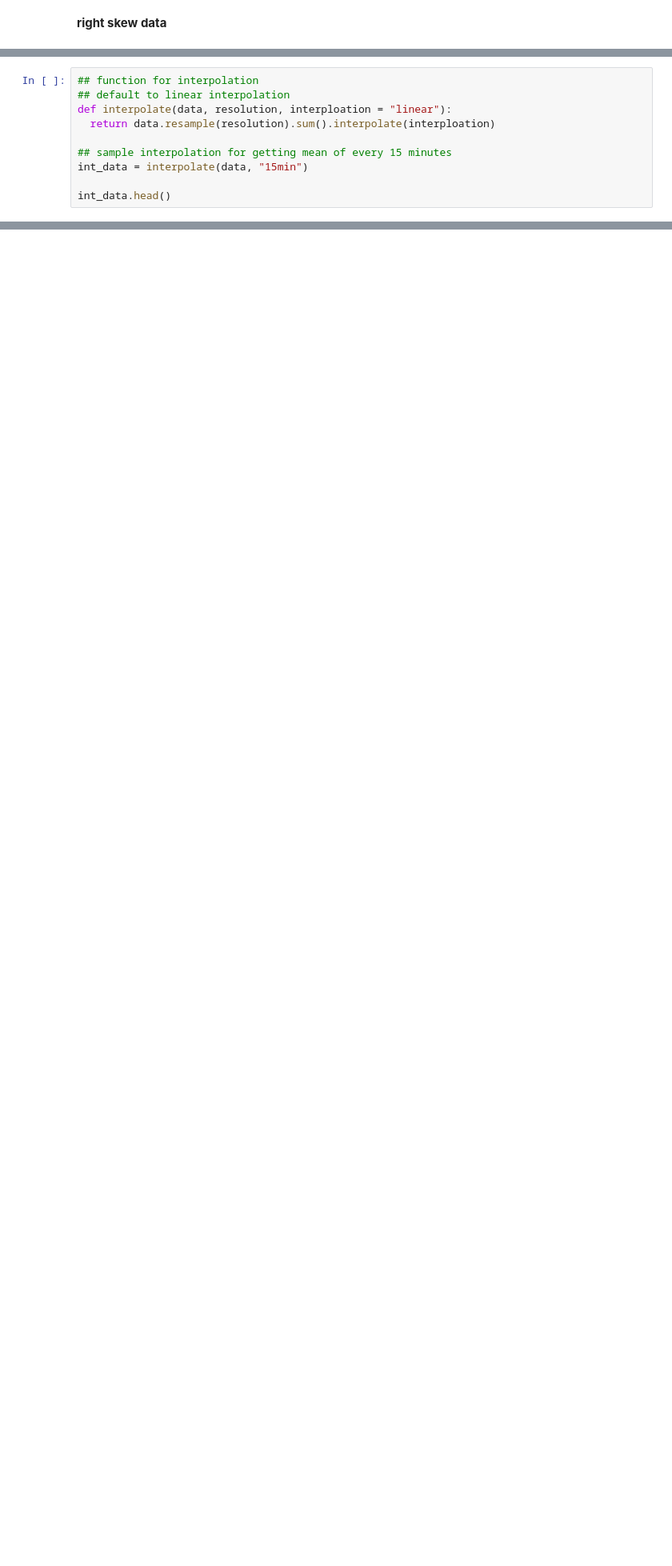
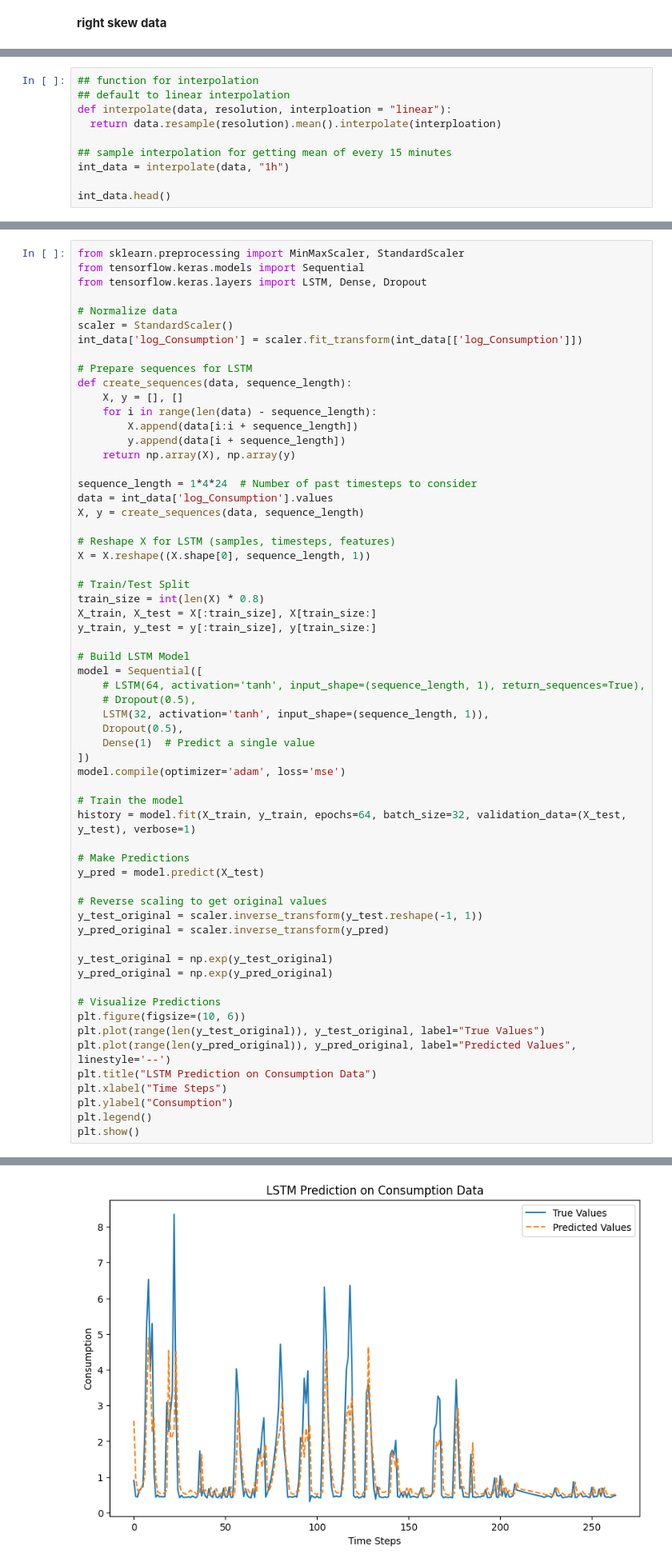
Before and after one commit to neeeal/data-dojo, a Jupyter notebook: time-series/House Hold Energy Data.ipynb, the cells around one changed output, grey strips where cells are left out. Shown at 80% size. Saved outputs shown, nothing was run; the diff lists cells and outputs as text; blank space fills up the shorter version.

Commit message:
feat(time series): concatenate dataset files and create simple lstm forecasting

```diff
--- a/time-series/House Hold Energy Data.ipynb
+++ b/time-series/House Hold Energy Data.ipynb
@@ -118,10 +200,10 @@ plot_data_interactive(data.index, data['Consumption'])
 ## function for interpolation
 ## default to linear interpolation
 def interpolate(data, resolution, interploation = "linear"):
-  return data.resample(resolution).sum().interpolate(interploation)
+  return data.resample(resolution).mean().interpolate(interploation)
 
 ## sample interpolation for getting mean of every 15 minutes
-int_data = interpolate(data, "15min")
+int_data = interpolate(data, "1h")
 
 int_data.head()
 # %% [output]
@@ -145,0 +228,62 @@ plot_data_interactive(data.index, data['log_Consumption'])
+# %%
+from sklearn.preprocessing import MinMaxScaler, StandardScaler
+from tensorflow.keras.models import Sequential
+from tensorflow.keras.layers import LSTM, Dense, Dropout
+
+# Normalize data
+scaler = StandardScaler()
+int_data['log_Consumption'] = scaler.fit_transform(int_data[['log_Consumption']])
+
+# Prepare sequences for LSTM
+def create_sequences(data, sequence_length):
+    X, y = [], []
+    for i in range(len(data) - sequence_length):
+        X.append(data[i:i + sequence_length])
+        y.append(data[i + sequence_length])
+    return np.array(X), np.array(y)
+
+sequence_length = 1*4*24  # Number of past timesteps to consider
+data = int_data['log_Consumption'].values
+X, y = create_sequences(data, sequence_length)
+
+# Reshape X for LSTM (samples, timesteps, features)
+X = X.reshape((X.shape[0], sequence_length, 1))
+
+# Train/Test Split
+train_size = int(len(X) * 0.8)
+X_train, X_test = X[:train_size], X[train_size:]
+y_train, y_test = y[:train_size], y[train_size:]
+
+# Build LSTM Model
+model = Sequential([
+    # LSTM(64, activation='tanh', input_shape=(sequence_length, 1), return_sequences=True),
+    # Dropout(0.5),
+    LSTM(32, activation='tanh', input_shape=(sequence_length, 1)),
+    Dropout(0.5),
+    Dense(1)  # Predict a single value
+])
+model.compile(optimizer='adam', loss='mse')
+
+# Train the model
+history = model.fit(X_train, y_train, epochs=64, batch_size=32, validation_data=(X_test, y_test), verbose=1)
+
+# Make Predictions
+y_pred = model.predict(X_test)
+
+# Reverse scaling to get original values
+y_test_original = scaler.inverse_transform(y_test.reshape(-1, 1))
+y_pred_original = scaler.inverse_transform(y_pred)
+
+y_test_original = np.exp(y_test_original)
+y_pred_original = np.exp(y_pred_original)
+
+# Visualize Predictions
+plt.figure(figsize=(10, 6))
+plt.plot(range(len(y_test_original)), y_test_original, label="True Values")
+plt.plot(range(len(y_pred_original)), y_pred_original, label="Predicted Values", linestyle='--')
+plt.title("LSTM Prediction on Consumption Data")
+plt.xlabel("Time Steps")
+plt.ylabel("Consumption")
+plt.legend()
+plt.show()
+# %% [output]
@@ -145,0 +307 @@ plot_data_interactive(data.index, data['log_Consumption'])
+[figure, added]
```
Also changed, not shown: parts of 14 cells of this notebook, 1 other file.
